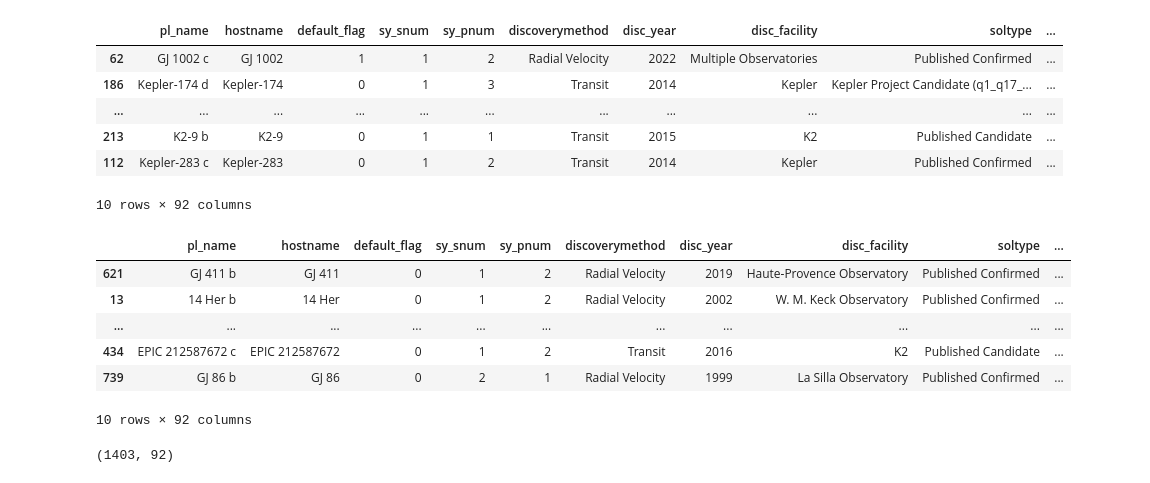
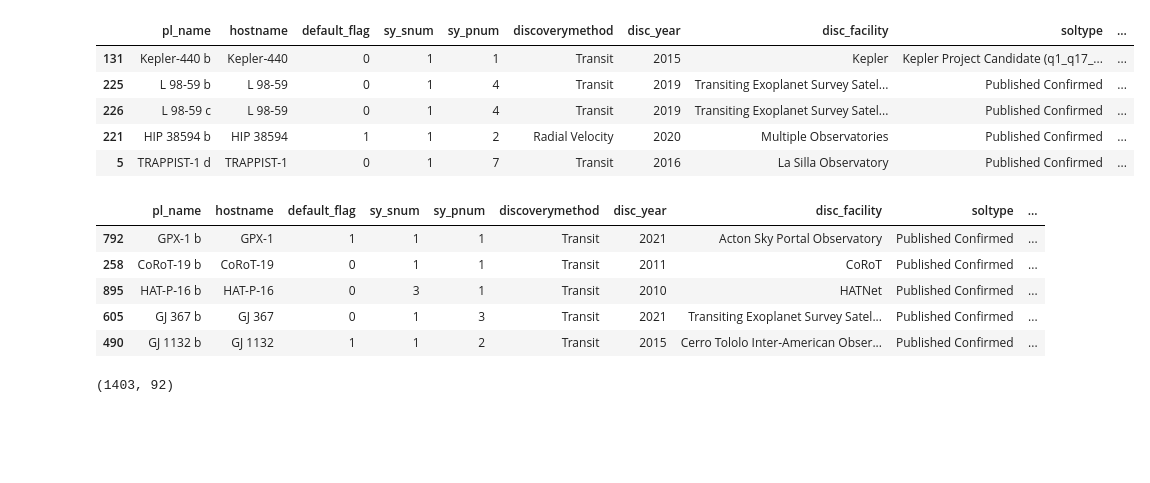
Before and after one commit to Sarthakpurii/ExoRealm, a Jupyter notebook: ML Model/main.ipynb, the cells around one changed output. Cells and saved outputs as stored; diff of their text form; code cells hidden in the pictures; blank space fills up the shorter version.

```diff
--- a/ML Model/main.ipynb
+++ b/ML Model/main.ipynb
@@ -5,30 +5,28 @@ from sklearn.model_selection import train_test_split
 import numpy as np
 from sklearn.preprocessing import OrdinalEncoder
 from imblearn.over_sampling import SMOTE
-pd.set_option('display.max_rows', 5)
-pd.set_option('display.max_columns', 500)
+pd.set_option('display.max_rows', None)
+pd.set_option('display.max_columns', None)
 # %%
 Habitable=pd.read_csv('data.csv')
-Habitable.sample(10)
+Habitable.sample(5)
 # %% [output]
 |  | pl_name | hostname | default_flag | sy_snum | sy_pnum | discoverymethod | disc_year | disc_facility | soltype | ... |
-| 62 | GJ 1002 c | GJ 1002 | 1 | 1 | 2 | Radial Velocity | 2022 | Multiple Observatories | Published Confirmed | ... |
-| 186 | Kepler-174 d | Kepler-174 | 0 | 1 | 3 | Transit | 2014 | Kepler | Kepler Project Candidate (q1_q17_... | ... |
-| ... | ... | ... | ... | ... | ... | ... | ... | ... | ... | ... |
-| 213 | K2-9 b | K2-9 | 0 | 1 | 1 | Transit | 2015 | K2 | Published Candidate | ... |
-| 112 | Kepler-283 c | Kepler-283 | 0 | 1 | 2 | Transit | 2014 | Kepler | Published Confirmed | ... |
+| 131 | Kepler-440 b | Kepler-440 | 0 | 1 | 1 | Transit | 2015 | Kepler | Kepler Project Candidate (q1_q17_... | ... |
+| 225 | L 98-59 b | L 98-59 | 0 | 1 | 4 | Transit | 2019 | Transiting Exoplanet Survey Satel... | Published Confirmed | ... |
+| 226 | L 98-59 c | L 98-59 | 0 | 1 | 4 | Transit | 2019 | Transiting Exoplanet Survey Satel... | Published Confirmed | ... |
+| 221 | HIP 38594 b | HIP 38594 | 1 | 1 | 2 | Radial Velocity | 2020 | Multiple Observatories | Published Confirmed | ... |
+| 5 | TRAPPIST-1 d | TRAPPIST-1 | 0 | 1 | 7 | Transit | 2016 | La Silla Observatory | Published Confirmed | ... |
-10 rows × 92 columns
 # %%
 InHabitable=pd.read_excel('Inhabitable Exoplanet.xlsx')
-InHabitable.sample(10)
+InHabitable.sample(5)
 # %% [output]
 |  | pl_name | hostname | default_flag | sy_snum | sy_pnum | discoverymethod | disc_year | disc_facility | soltype | ... |
-| 621 | GJ 411 b | GJ 411 | 0 | 1 | 2 | Radial Velocity | 2019 | Haute-Provence Observatory | Published Confirmed | ... |
-| 13 | 14 Her b | 14 Her | 0 | 1 | 2 | Radial Velocity | 2002 | W. M. Keck Observatory | Published Confirmed | ... |
-| ... | ... | ... | ... | ... | ... | ... | ... | ... | ... | ... |
-| 434 | EPIC 212587672 c | EPIC 212587672 | 0 | 1 | 2 | Transit | 2016 | K2 | Published Candidate | ... |
-| 739 | GJ 86 b | GJ 86 | 0 | 2 | 1 | Radial Velocity | 1999 | La Silla Observatory | Published Confirmed | ... |
+| 792 | GPX-1 b | GPX-1 | 1 | 1 | 1 | Transit | 2021 | Acton Sky Portal Observatory | Published Confirmed | ... |
+| 258 | CoRoT-19 b | CoRoT-19 | 0 | 1 | 1 | Transit | 2011 | CoRoT | Published Confirmed | ... |
+| 895 | HAT-P-16 b | HAT-P-16 | 0 | 3 | 1 | Transit | 2010 | HATNet | Published Confirmed | ... |
+| 605 | GJ 367 b | GJ 367 | 0 | 1 | 3 | Transit | 2021 | Transiting Exoplanet Survey Satel... | Published Confirmed | ... |
+| 490 | GJ 1132 b | GJ 1132 | 1 | 1 | 2 | Transit | 2015 | Cerro Tololo Inter-American Obser... | Published Confirmed | ... |
-10 rows × 92 columns
 # %%
 InHabitable.shape
 # %% [output]
```
Also changed, not shown: parts of 15 cells of this notebook.
